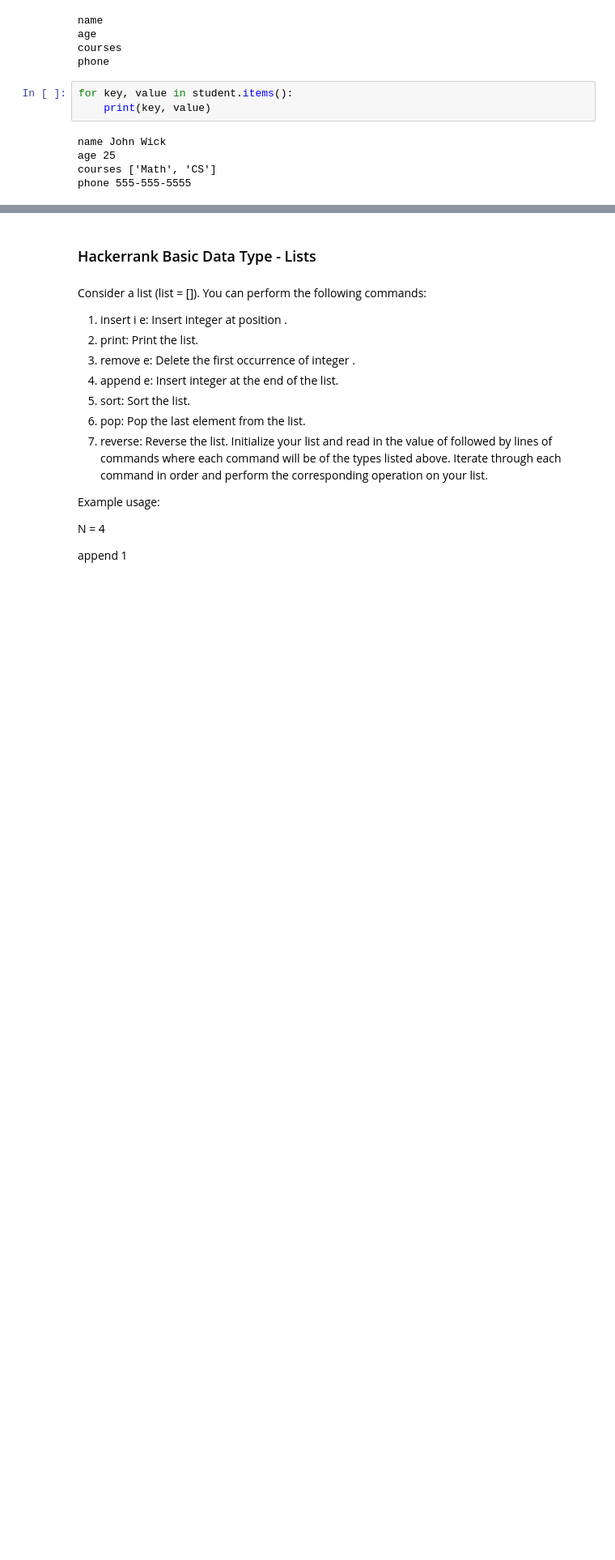
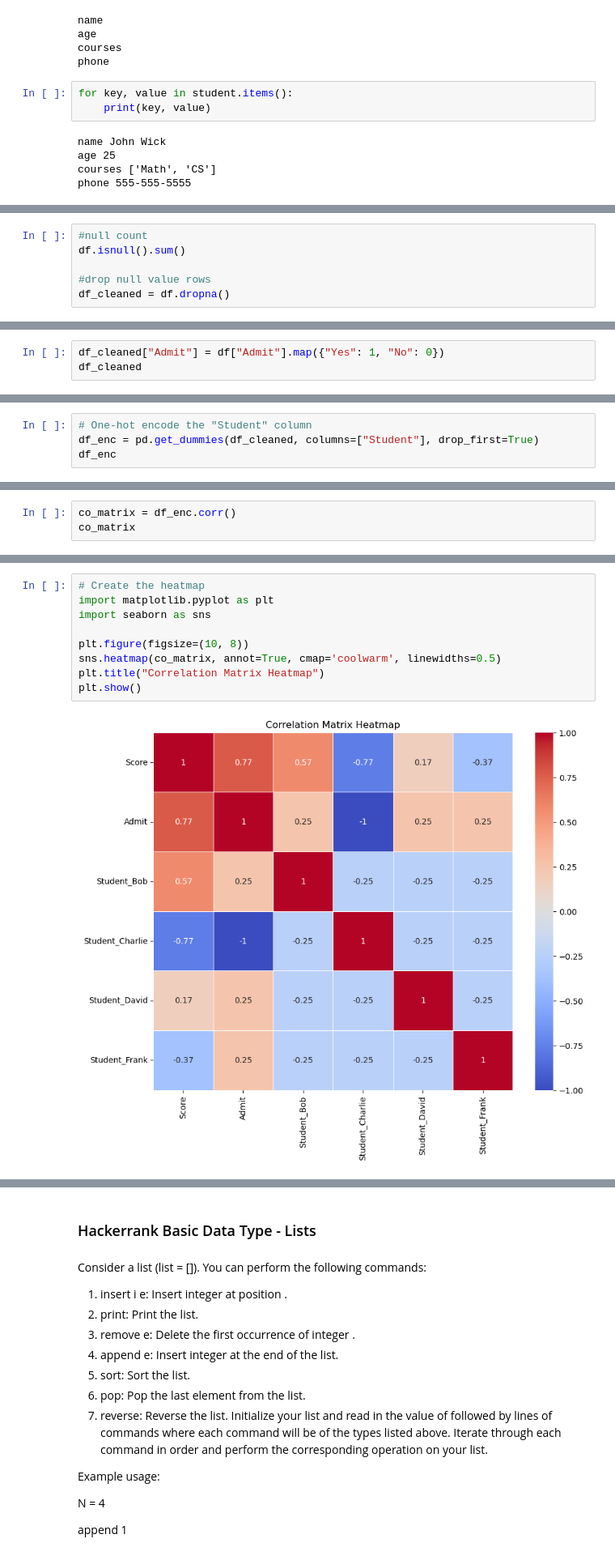
Before and after one commit to rog-SARTHAK/data-engineering, a Jupyter notebook: Python - String List.ipynb, the cells around one changed output, grey strips where cells are left out. Shown: that part at 81% size. Saved outputs shown, nothing was run; the diff lists cells and outputs as text; blank space fills up the shorter version.

```diff
--- a/Python - String List.ipynb
+++ b/Python - String List.ipynb
@@ -594,0 +817,6 @@ phone 555-555-5555
+# %%
+#null count
+df.isnull().sum()
+
+#drop null value rows
+df_cleaned = df.dropna()
@@ -594,0 +843,3 @@ phone 555-555-5555
+# %%
+df_cleaned["Admit"] = df["Admit"].map({"Yes": 1, "No": 0})
+df_cleaned
@@ -594,0 +865,4 @@ phone 555-555-5555
+# %%
+# One-hot encode the "Student" column
+df_enc = pd.get_dummies(df_cleaned, columns=["Student"], drop_first=True)
+df_enc
@@ -594,0 +878,3 @@ phone 555-555-5555
+# %%
+co_matrix = df_enc.corr()
+co_matrix
@@ -594,0 +889,11 @@ phone 555-555-5555
+# %%
+# Create the heatmap
+import matplotlib.pyplot as plt
+import seaborn as sns
+
+plt.figure(figsize=(10, 8))
+sns.heatmap(co_matrix, annot=True, cmap='coolwarm', linewidths=0.5)
+plt.title("Correlation Matrix Heatmap")
+plt.show()
+# %% [output]
+[figure, added]
```
Also changed, not shown: parts of 79 cells of this notebook.
